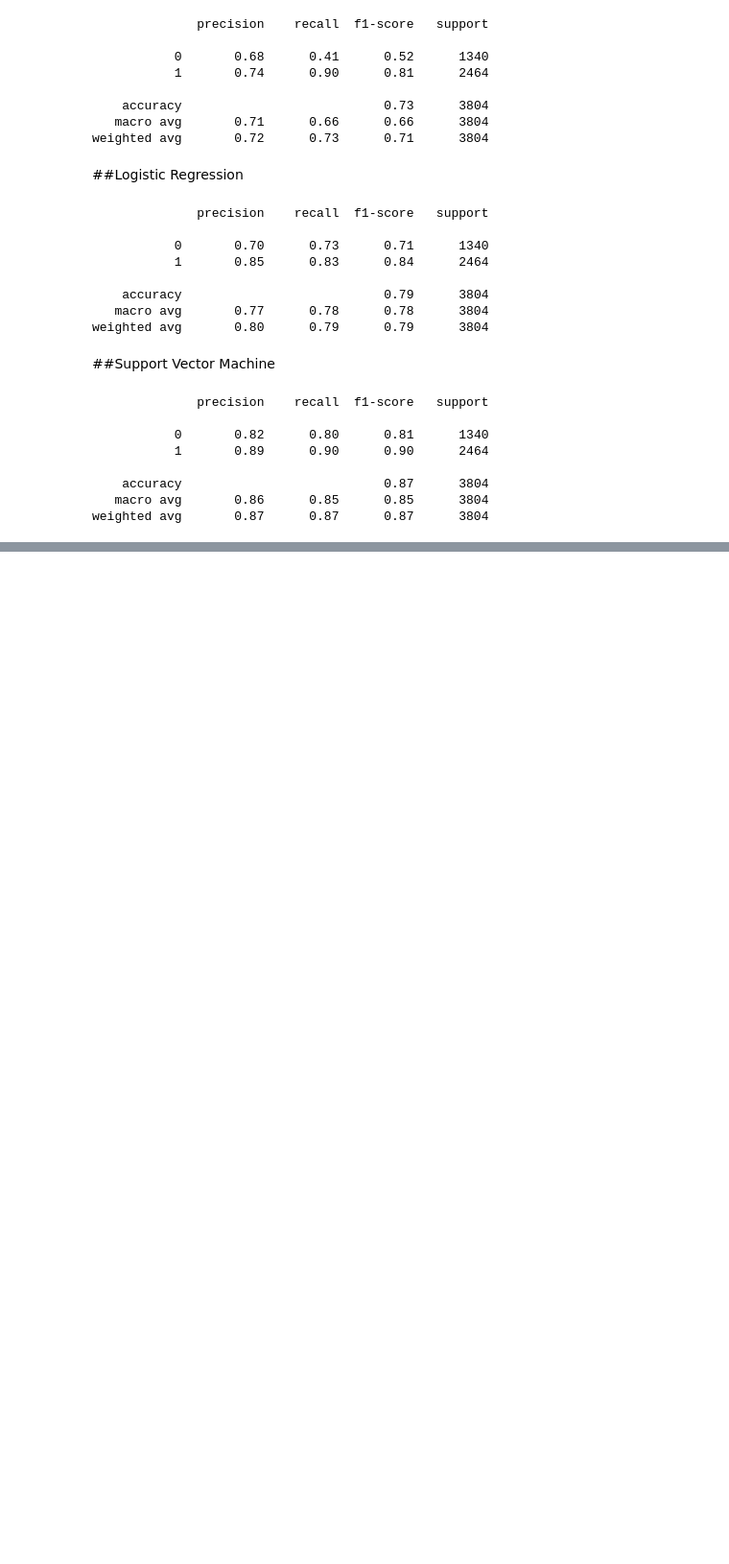
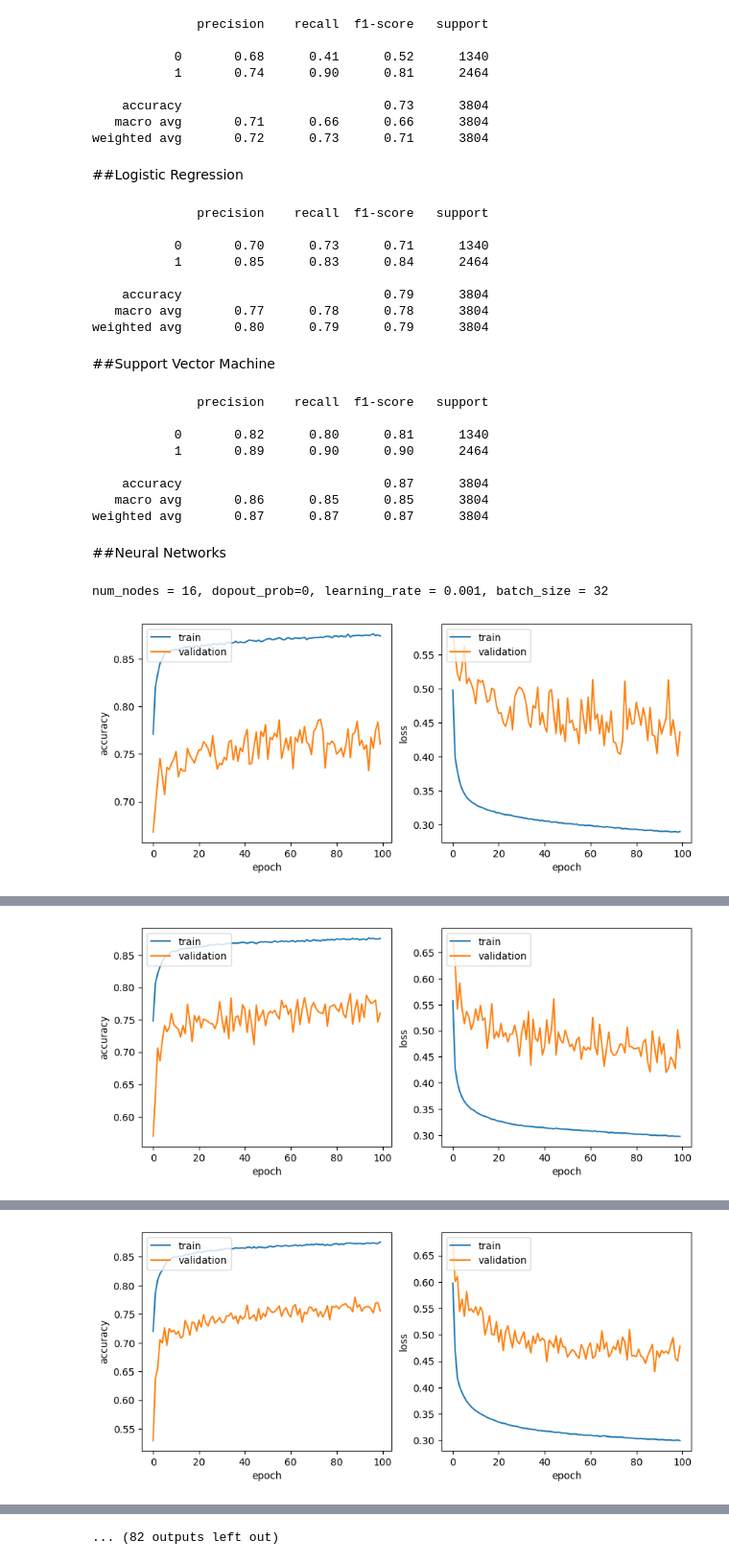
Before and after one commit to bryaanabraham/Machine_Learning, a Jupyter notebook: Magic_Dataset.ipynb, the cells around one changed output, grey strips where cells are left out. Shown at 96% size. Drawn from its saved outputs; the diff is of its cells as text; code cells hidden in the pictures; blank space fills up the shorter version.

```diff
--- a/Magic_Dataset.ipynb
+++ b/Magic_Dataset.ipynb
@@ -193,3 +193,5 @@ print(classification_report(y_test, y_pred))
     accuracy                           0.87      3804
    macro avg       0.86      0.85      0.85      3804
 weighted avg       0.87      0.87      0.87      3804
+# %% [markdown]
+##Neural Networks
@@ -195,0 +214,35 @@ weighted avg       0.87      0.87      0.87      3804
+# %%
+def train_model(X_train, y_train, num_nodes, dropout_prob, learning_rate, batch_size, epochs):
+  nn_model = tf.keras.Sequential([
+      tf.keras.layers.Dense(num_nodes, activation='relu', input_shape = (10,)),
+      tf.keras.layers.Dropout(dropout_prob),
+      tf.keras.layers.Dense(num_nodes, activation='relu'),
+      tf.keras.layers.Dropout(dropout_prob),
+      tf.keras.layers.Dense(1, activation='sigmoid')#We scale the values between 0 and 1 so we can set the values as 0(for <0.5) and 1 (for>0.5)
+  ])
+
+  nn_model.compile(optimizer=tf.keras.optimizers.Adam(learning_rate), loss='binary_crossentropy',
+                  metrics=['accuracy'])
+  history = nn_model.fit(
+    X_train, y_train, epochs=100, batch_size=batch_size, validation_split=0.2, verbose=0
+  )
+
+  return nn_model, history
+# %%
+least_val_loss = float('inf')
+least_loss_model = None
+epochs=100
+for num_nodes in [16, 32, 64]:
+  for dropout_prob in [0, 0.2]:
+    for learning_rate in [0.001, 0.005, 0.01]:
+      for batch_size in [32, 64, 128]:
+        model, history = train_model(X_train, y_train, num_nodes, dropout_prob, learning_rate, batch_size, epochs)
+        print(f"num_nodes = {num_nodes}, dopout_prob={dropout_prob}, learning_rate = {learning_rate}, batch_size = {batch_size}")
+        plot_history(history)
+        val_loss = model.evaluate(X_valid, y_valid)[0]
+        if val_loss < least_val_loss:
+          least_val_loss = val_loss
+          least_loss_model = model
+# %% [output]
+num_nodes = 16, dopout_prob=0, learning_rate = 0.001, batch_size = 32
+[figure, added]
@@ -195,0 +251 @@ weighted avg       0.87      0.87      0.87      3804
+[figure, added]
@@ -195,0 +254 @@ weighted avg       0.87      0.87      0.87      3804
+[figure, added]
@@ -195,0 +264 @@ weighted avg       0.87      0.87      0.87      3804
+... (82 outputs left out)
```
Also changed, not shown: parts of 4 cells of this notebook.
